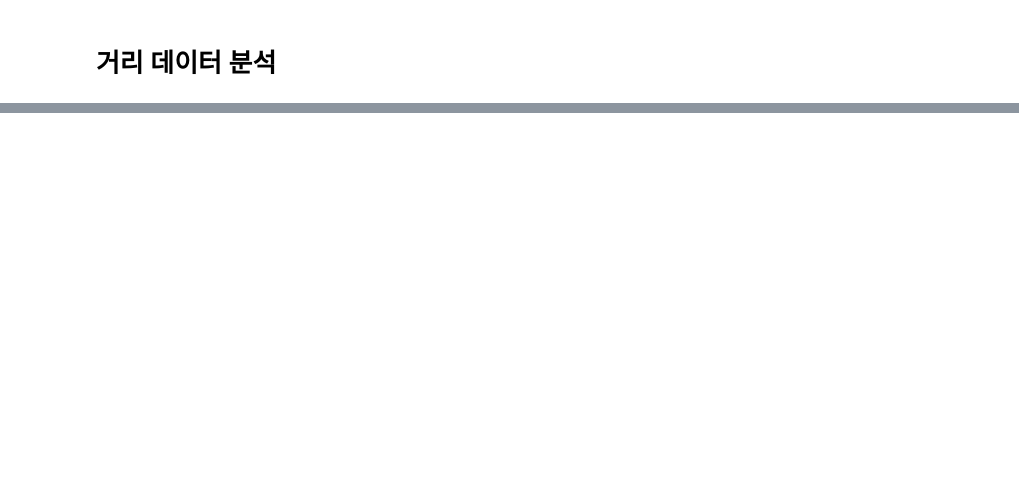
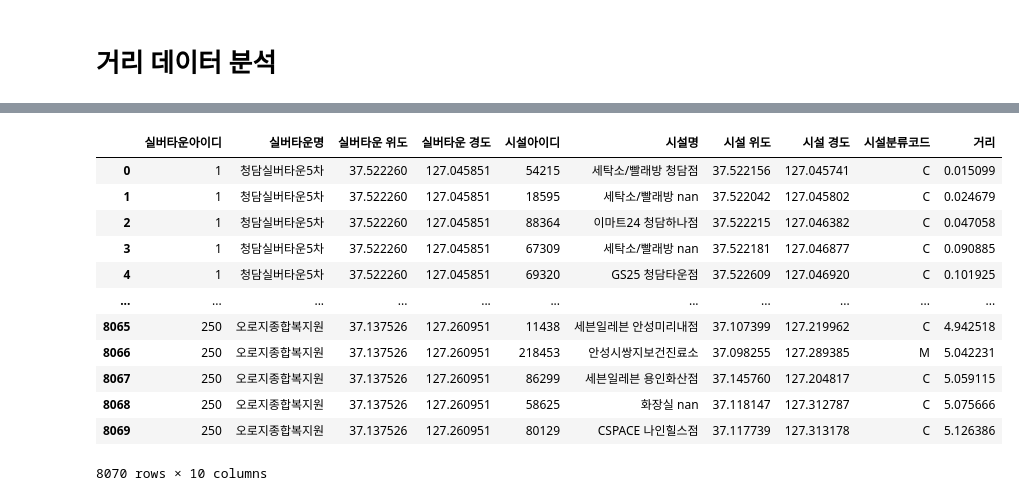
Before and after one commit to Parksolmi/Data_Analysis, a Jupyter notebook: SilverTown/SilverTownAnalysis.ipynb, the cells around one changed output, grey strips where cells are left out. Drawn from its saved outputs; the diff is of its cells as text; code cells hidden in the pictures; blank space fills up the shorter version.

```diff
--- a/SilverTown/SilverTownAnalysis.ipynb
+++ b/SilverTown/SilverTownAnalysis.ipynb
@@ -224,0 +305,16 @@ top30_distance_df
+# %%
+top30_distance_df
+# %% [output]
+|  | 실버타운아이디 | 실버타운명 | 실버타운 위도 | 실버타운 경도 | 시설아이디 | 시설명 | 시설 위도 | 시설 경도 | 시설분류코드 | 거리 |
+| 0 | 1 | 청담실버타운5차 | 37.522260 | 127.045851 | 54215 | 세탁소/빨래방 청담점 | 37.522156 | 127.045741 | C | 0.015099 |
+| 1 | 1 | 청담실버타운5차 | 37.522260 | 127.045851 | 18595 | 세탁소/빨래방 nan | 37.522042 | 127.045802 | C | 0.024679 |
+| 2 | 1 | 청담실버타운5차 | 37.522260 | 127.045851 | 88364 | 이마트24 청담하나점 | 37.522215 | 127.046382 | C | 0.047058 |
+| 3 | 1 | 청담실버타운5차 | 37.522260 | 127.045851 | 67309 | 세탁소/빨래방 nan | 37.522181 | 127.046877 | C | 0.090885 |
+| 4 | 1 | 청담실버타운5차 | 37.522260 | 127.045851 | 69320 | GS25 청담타운점 | 37.522609 | 127.046920 | C | 0.101925 |
+| ... | ... | ... | ... | ... | ... | ... | ... | ... | ... | ... |
+| 8065 | 250 | 오로지종합복지원 | 37.137526 | 127.260951 | 11438 | 세븐일레븐 안성미리내점 | 37.107399 | 127.219962 | C | 4.942518 |
+| 8066 | 250 | 오로지종합복지원 | 37.137526 | 127.260951 | 218453 | 안성시쌍지보건진료소 | 37.098255 | 127.289385 | M | 5.042231 |
+| 8067 | 250 | 오로지종합복지원 | 37.137526 | 127.260951 | 86299 | 세븐일레븐 용인화산점 | 37.145760 | 127.204817 | C | 5.059115 |
+| 8068 | 250 | 오로지종합복지원 | 37.137526 | 127.260951 | 58625 | 화장실 nan | 37.118147 | 127.312787 | C | 5.075666 |
+| 8069 | 250 | 오로지종합복지원 | 37.137526 | 127.260951 | 80129 | CSPACE 나인힐스점 | 37.117739 | 127.313178 | C | 5.126386 |
+8070 rows × 10 columns
```
Also changed, not shown: parts of 23 cells of this notebook.
